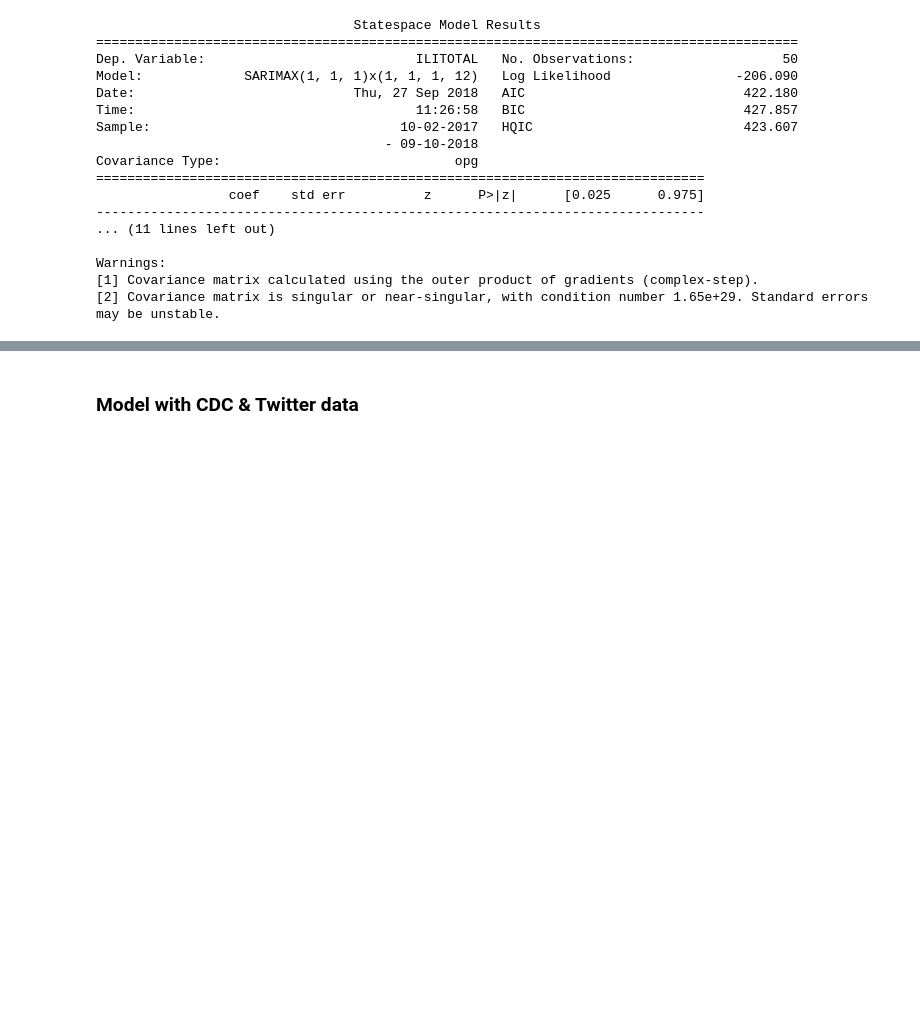
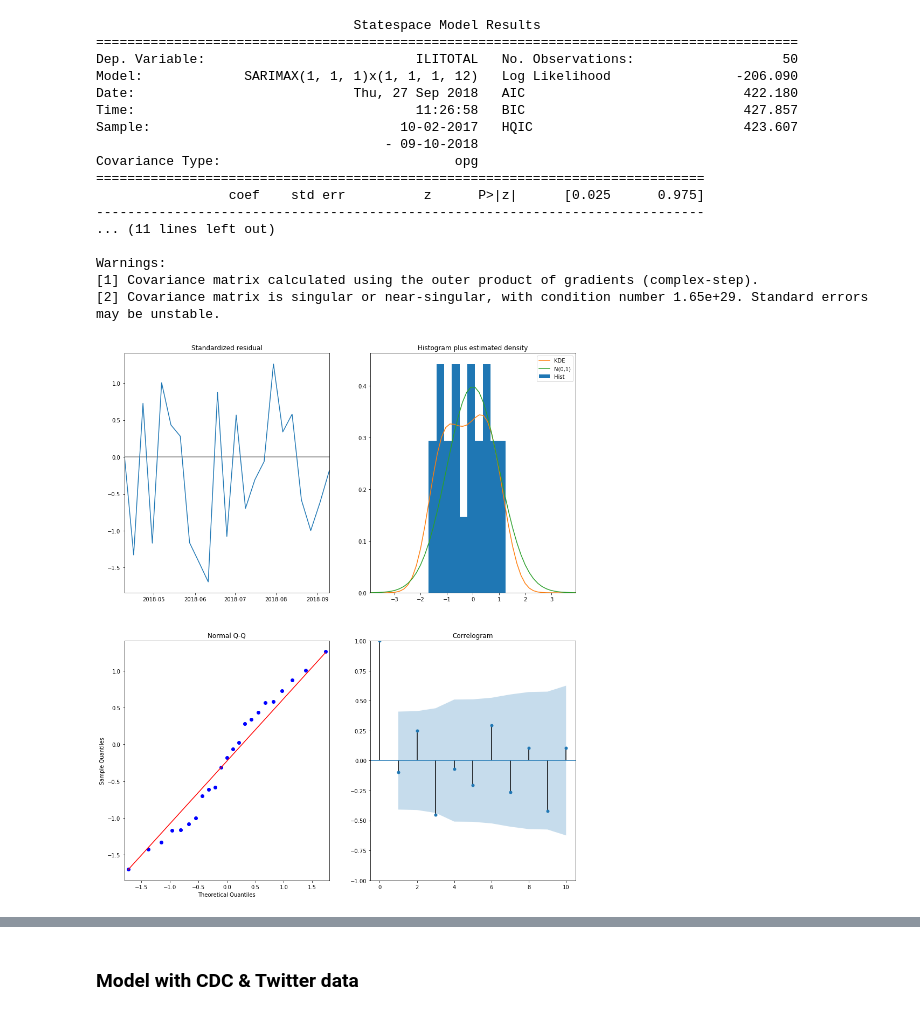
Before and after one commit to paulinaczheng/twitter_flu_tracking, a Jupyter notebook: Extended Analysis Pipeline.ipynb, the cells around one changed output, grey strips where cells are left out. Drawn from its saved outputs; the diff is of its cells as text; code cells hidden in the pictures; blank space fills up the shorter version.

```diff
--- a/Extended Analysis Pipeline.ipynb
+++ b/Extended Analysis Pipeline.ipynb
@@ -364,3 +381,8 @@ Covariance Type:                              opg
 Warnings:
 [1] Covariance matrix calculated using the outer product of gradients (complex-step).
 [2] Covariance matrix is singular or near-singular, with condition number 1.65e+29. Standard errors may be unstable.
+# %%
+results.plot_diagnostics(figsize=(15, 18))
+plt.show()
+# %% [output]
+[figure, added]
```
Also changed, not shown: parts of 10 cells of this notebook.
